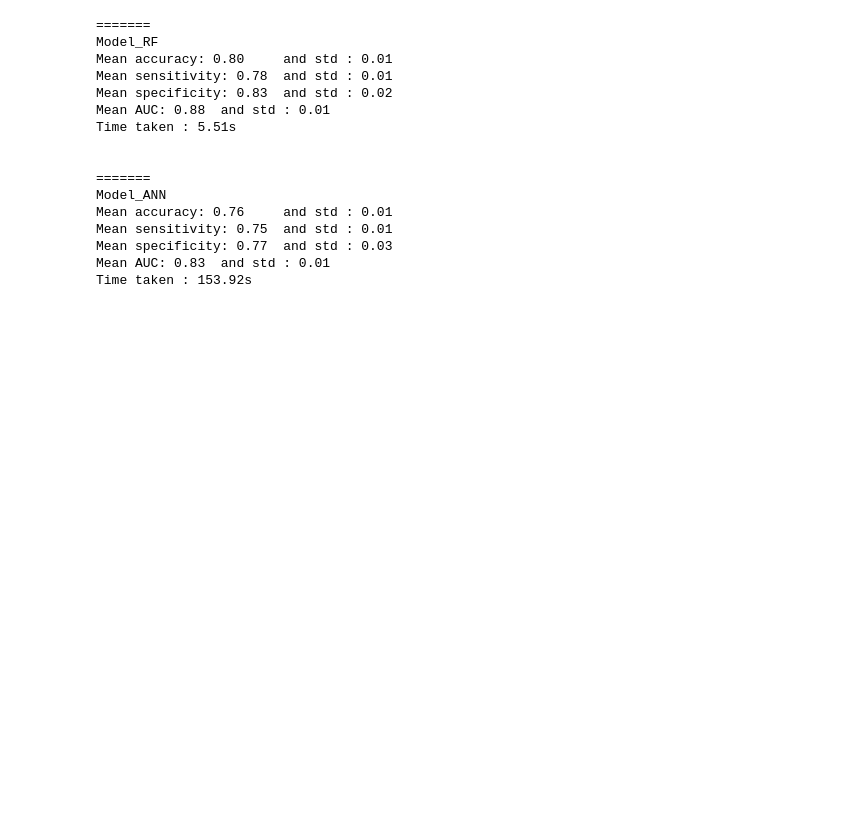
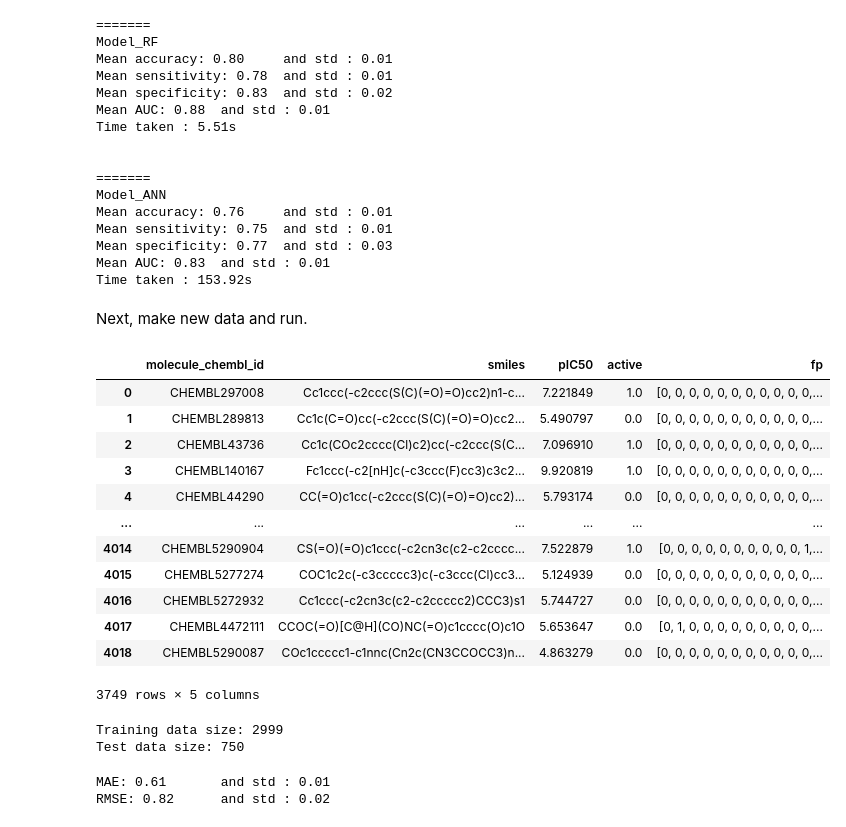
Before and after one commit to wesselporschen/ACMDD_COX2, a Jupyter notebook: MachineLearning_reworked.ipynb, the cells around one changed output. Saved outputs shown, nothing was run; the diff lists cells and outputs as text; code cells hidden in the pictures; blank space fills up the shorter version.

Commit message:
added reg model to ML_reworked, removed old 02-ML nb

```diff
--- a/MachineLearning_reworked.ipynb
+++ b/MachineLearning_reworked.ipynb
@@ -1308,0 +1369,57 @@ Time taken : 153.92s
+# %% [markdown]
+Next, make new data and run.
+# %%
+compound_df
+# %% [output]
+|  | molecule_chembl_id | smiles | pIC50 | active | fp |
+| 0 | CHEMBL297008 | Cc1ccc(-c2ccc(S(C)(=O)=O)cc2)n1-c... | 7.221849 | 1.0 | [0, 0, 0, 0, 0, 0, 0, 0, 0, 0, 0,... |
+| 1 | CHEMBL289813 | Cc1c(C=O)cc(-c2ccc(S(C)(=O)=O)cc2... | 5.490797 | 0.0 | [0, 0, 0, 0, 0, 0, 0, 0, 0, 0, 0,... |
+| 2 | CHEMBL43736 | Cc1c(COc2cccc(Cl)c2)cc(-c2ccc(S(C... | 7.096910 | 1.0 | [0, 0, 0, 0, 0, 0, 0, 0, 0, 0, 0,... |
+| 3 | CHEMBL140167 | Fc1ccc(-c2[nH]c(-c3ccc(F)cc3)c3c2... | 9.920819 | 1.0 | [0, 0, 0, 0, 0, 0, 0, 0, 0, 0, 0,... |
+| 4 | CHEMBL44290 | CC(=O)c1cc(-c2ccc(S(C)(=O)=O)cc2)... | 5.793174 | 0.0 | [0, 0, 0, 0, 0, 0, 0, 0, 0, 0, 0,... |
+| ... | ... | ... | ... | ... | ... |
+| 4014 | CHEMBL5290904 | CS(=O)(=O)c1ccc(-c2cn3c(c2-c2cccc... | 7.522879 | 1.0 | [0, 0, 0, 0, 0, 0, 0, 0, 0, 0, 1,... |
+| 4015 | CHEMBL5277274 | COC1c2c(-c3ccccc3)c(-c3ccc(Cl)cc3... | 5.124939 | 0.0 | [0, 0, 0, 0, 0, 0, 0, 0, 0, 0, 0,... |
+| 4016 | CHEMBL5272932 | Cc1ccc(-c2cn3c(c2-c2ccccc2)CCC3)s1 | 5.744727 | 0.0 | [0, 0, 0, 0, 0, 0, 0, 0, 0, 0, 0,... |
+| 4017 | CHEMBL4472111 | CCOC(=O)[C@H](CO)NC(=O)c1cccc(O)c1O | 5.653647 | 0.0 | [0, 1, 0, 0, 0, 0, 0, 0, 0, 0, 0,... |
+| 4018 | CHEMBL5290087 | COc1ccccc1-c1nnc(Cn2c(CN3CCOCC3)n... | 4.863279 | 0.0 | [0, 0, 0, 0, 0, 0, 0, 0, 0, 0, 0,... |
+3749 rows × 5 columns
+# %%
+fingerprint_to_model = compound_df.fp.tolist()
+label_to_model = compound_df.pIC50.tolist()
+
+# Split data randomly in train and test set
+# note that we use test/train_x for the respective fingerprint splits
+# and test/train_y for the respective label splits
+(
+    static_train_x,
+    static_test_x,
+    static_train_y,
+    static_test_y,
+) = train_test_split(fingerprint_to_model, label_to_model, test_size=0.2, random_state=12)
+splits = [static_train_x, static_test_x, static_train_y, static_test_y]
+# NBVAL_CHECK_OUTPUT
+print("Training data size:", len(static_train_x))
+print("Test data size:", len(static_test_x))
+# %% [output]
+Training data size: 2999
+Test data size: 750
+# %%
+# Kick out NaN in the pChEMBL values
+compound_df_noNaN = compound_df.dropna()
+
+# Append RF Regressor model
+#models.append({"label": "Model_RF_reg", "model": RandomForestRegressor})
+#Train model with RandomForestRegressor
+regressor = RandomForestRegressor()
+MAE, RMSE,trained_model = crossvalidation_reg(regressor , compound_df_noNaN, n_folds=N_FOLDS)
+
+print(
+f"MAE: {np.mean(MAE):.2f} \t"
+f"and std : {np.std(MAE):.2f} \n"
+f"RMSE: {np.mean(RMSE):.2f} \t"
+f"and std : {np.std(RMSE):.2f} \n"
+)
+# %% [output]
+MAE: 0.61       and std : 0.01
+RMSE: 0.82      and std : 0.02
```
Also changed, not shown: parts of 4 cells of this notebook, 1 other file.
